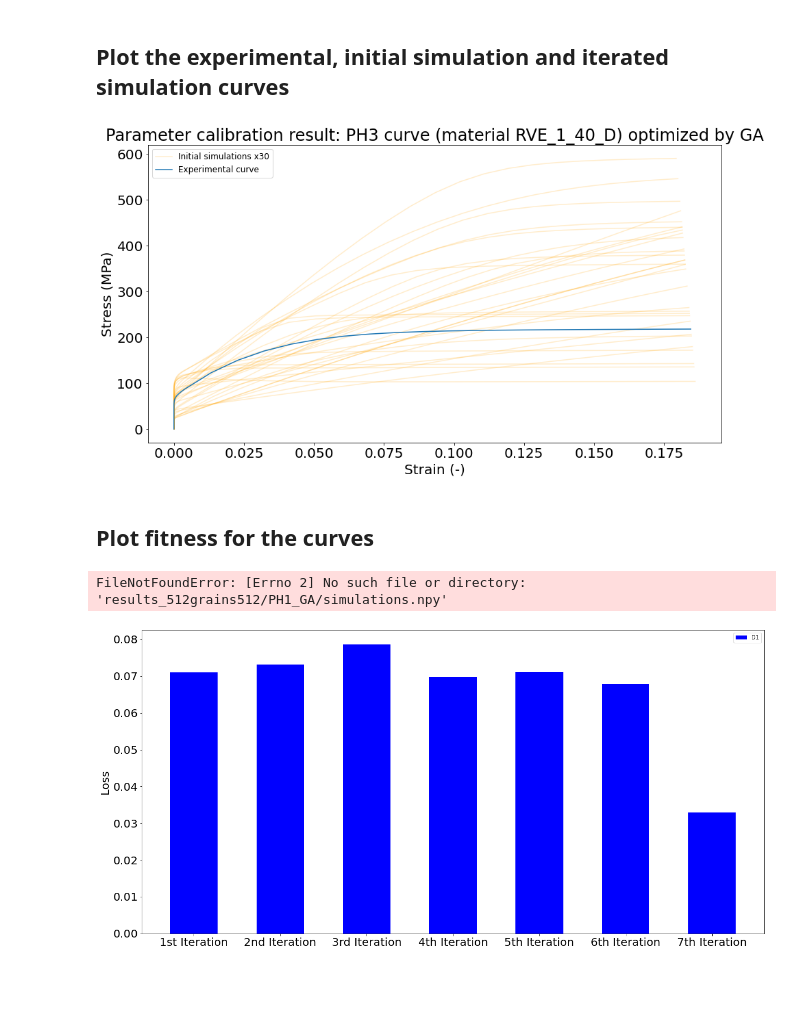
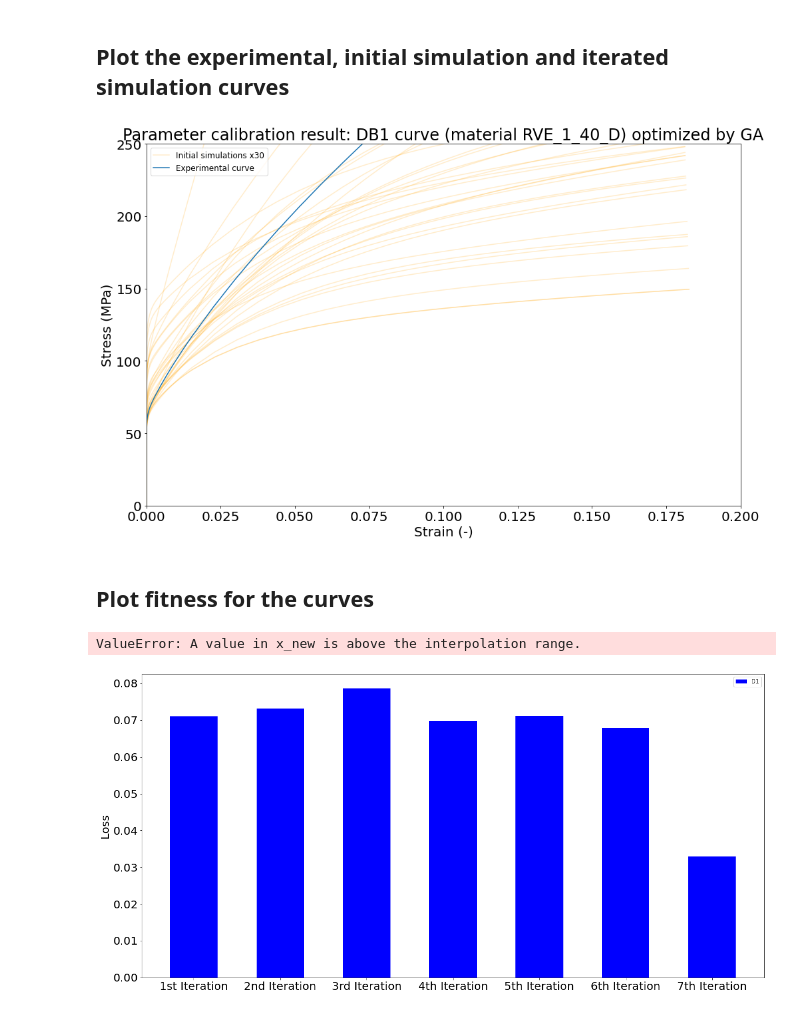
Before and after one commit to SpringNuance/Crystal-Plasticity-Thesis-Project, a Jupyter notebook: simulations_note.ipynb, the cells around one changed output. Drawn from its saved outputs; the diff is of its cells as text; code cells hidden in the pictures; blank space fills up the shorter version.

```diff
--- a/simulations_note.ipynb
+++ b/simulations_note.ipynb
@@ -8,7 +8,7 @@ from sklearn.metrics import mean_squared_error
 ## Plot the experimental, initial simulation and iterated simulation curves
 # %%
 def plotSimulations(initialSims, pathExp, pathSim, title, CPLaw, plotIterations = False):
-    plt.figure(figsize=(15,8))
+    plt.figure(figsize=(16,10))
     # The simulation curves from DAMASK are in true stress-true strain
     # preprocess them into flow curves in order to compare with the experimental curve
     initial_data = np.load(f'{pathSim}/initial_simulations.npy', allow_pickle=True)
@@ -30,7 +30,7 @@ def plotSimulations(initialSims, pathExp, pathSim, title, CPLaw, plotIterations
     simStrain = np.array(allstrains).mean(axis=0)
 
     exp_curve = pd.read_csv(pathExp)
-    exp_stress = exp_curve.iloc[:,0] # Getting the experimental stress
+    exp_stress = exp_curve.iloc[:,0] * convertUnit # Getting the experimental stress
     exp_strain = exp_curve.iloc[:,1] # Getting the experimental strain
     plt.plot(exp_strain, exp_stress, label = f"Experimental curve")
 
@@ -57,16 +57,10 @@ def plotSimulations(initialSims, pathExp, pathSim, title, CPLaw, plotIterations
             truePlasticStrain = strainstress[0]
             i += 1
             plt.plot(truePlasticStrain, trueStress, label = f"Iteration {i}: {parameter}")
-        lastIterSimStress = trueStress
-        lastIterSimStrain = truePlasticStrain
-        interpolatedSimStressFunction = interp1d(lastIterSimStrain, lastIterSimStress)
-        interpolatedSimStress = interpolatedSimStressFunction(simStrain)
-        loss = mean_squared_error(interpolatedSimStress, exp_target)
-        print("MSE == ", loss)
 
     # Uncomment these lines to have a closer view. Change the limit as you want to see better
-    # plt.xlim([0,0.004])
-    # plt.ylim([200,300])
+    plt.xlim([0,0.2])
+    plt.ylim([0,250])
     plt.title(title)
     plt.xlabel(xlabel = "Strain (-)")
     plt.ylabel(ylabel = "Stress (MPa)")
@@ -76,35 +70,35 @@ def plotSimulations(initialSims, pathExp, pathSim, title, CPLaw, plotIterations
 # %%
 # Please change these configurations
 # Number of initial simulations
 initialSims = 30
 
 # material used
 material = "RVE_1_40_D"
 # material = "512grains512"
 
 # Used algorithm
 algorithm = "GA"
 # algorithm = "BA"
 
 # Crystal plasticity law
-CPLaw = "PH"
-# CPLaw = "DB"
+# CPLaw = "PH"
+CPLaw = "DB"
 
 # Curve index
-# curveIndex = 1
-curveIndex = 2
-curveIndex = 3
+curveIndex = 1
+# curveIndex = 2
+# curveIndex = 3
 
 title = f"Parameter calibration result: {CPLaw}{curveIndex} curve (material {material}) optimized by {algorithm}"
 pathExp = f"targets_{material}/{CPLaw}{curveIndex}.csv"
 pathSim = f"results_{material}/{CPLaw}{curveIndex}_{algorithm}"
 
-# Plot only initialsimulations and experimental curve
+# Plot only initial simulations and experimental curve
 simStrain, exp_target = plotSimulations(initialSims, pathExp, pathSim, title, CPLaw)
 # Plot initial simulations, experimental curve and iterated simulation results
 # simStrain, exp_target = plotSimulations(initialSims, pathExp, pathSim, title, CPLaw, True)
 # %% [output]
-[figure, old version]
+[figure, new version]
 # %% [markdown]
 ## Plot fitness for the curves
 # %%
@@ -193,7 +187,7 @@ print(resD3)
 print("L4 is: ")
 print(resD4)
 # %% [output]
-FileNotFoundError: [Errno 2] No such file or directory: 'results_512grains512/PH1_GA/simulations.npy'
+ValueError: A value in x_new is above the interpolation range.
 # %%
 fig, ax = plt.subplots(figsize=(20,10))
 ax.bar(labels, L1, width, label='D1', color = "blue")
```
Also changed, not shown: 21 other files.
